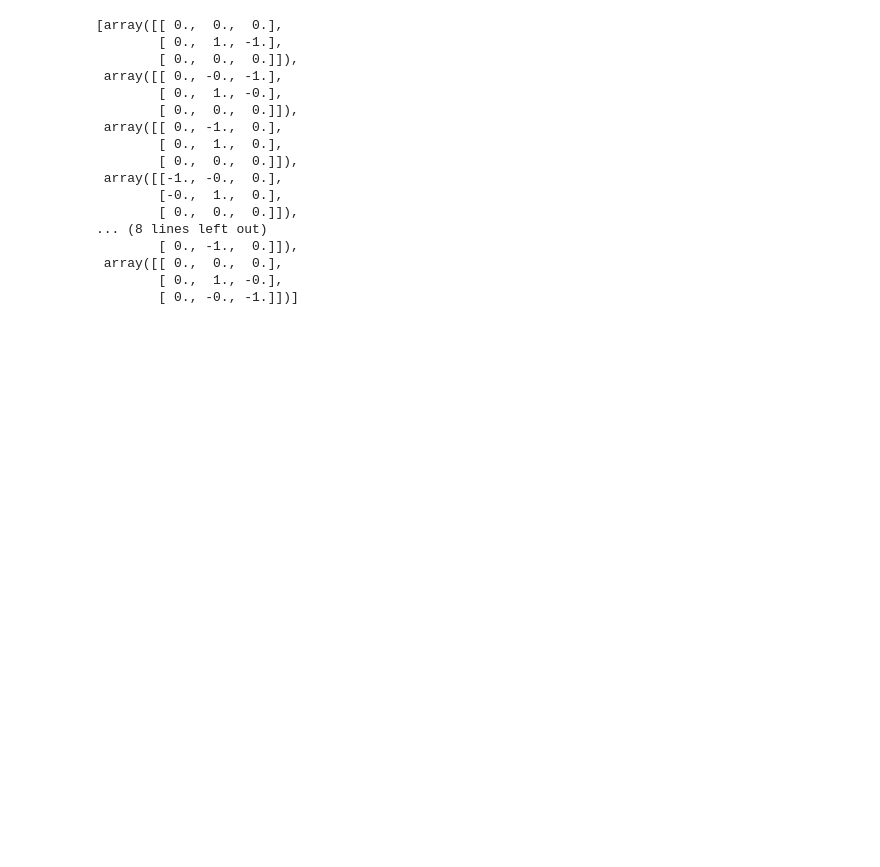
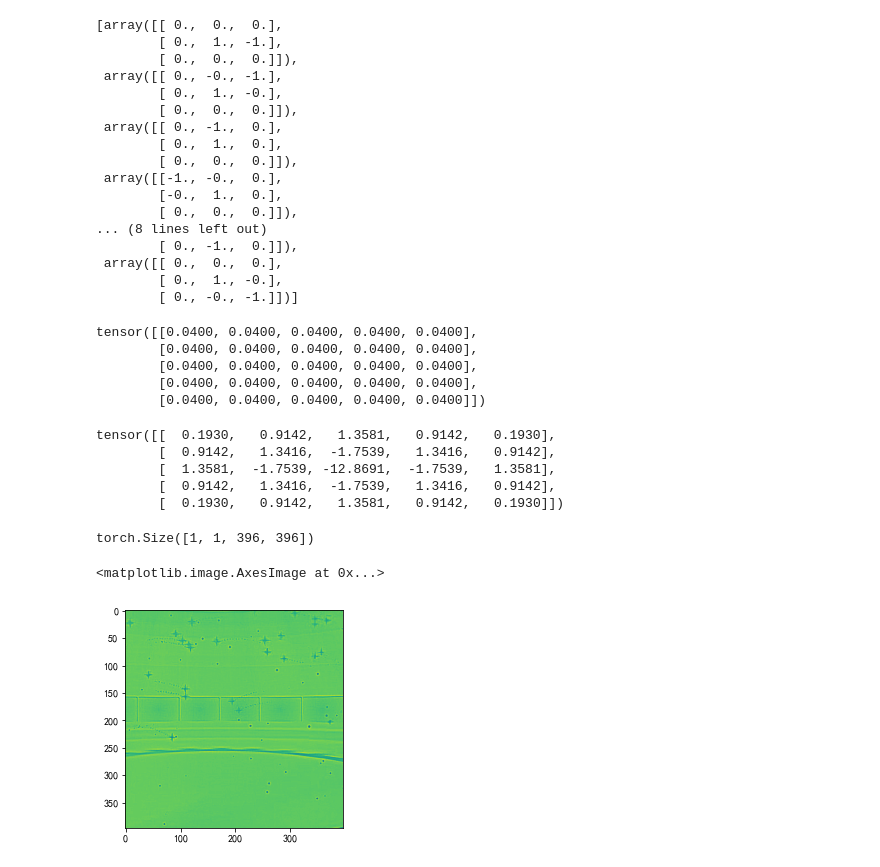
Before and after one commit to kingreatwill/penter, a Jupyter notebook: pytorch1.x/modules/rnn_cnn/03_conv2d_1.ipynb, the cells around one changed output. Cells and saved outputs as stored; diff of their text form; code cells hidden in the pictures; blank space fills up the shorter version.

```diff
--- a/pytorch1.x/modules/rnn_cnn/03_conv2d_1.ipynb
+++ b/pytorch1.x/modules/rnn_cnn/03_conv2d_1.ipynb
@@ -242,3 +242,76 @@ get_thin_kernels()
  array([[ 0.,  0.,  0.],
         [ 0.,  1., -0.],
         [ 0., -0., -1.]])]
+# %%
+import numbers
+def get_box_kernel(kernel_size: int = 5, dim=2):
+    if isinstance(kernel_size, numbers.Number):
+        kernel_size = [kernel_size] * dim
+
+    kx = kernel_size[0]
+    ky = kernel_size[1]
+    box_kernel = torch.Tensor(np.ones((kx, ky)) / (float(kx)*float(ky)))
+
+    return box_kernel
+
+get_box_kernel()
+# %% [output]
+tensor([[0.0400, 0.0400, 0.0400, 0.0400, 0.0400],
+        [0.0400, 0.0400, 0.0400, 0.0400, 0.0400],
+        [0.0400, 0.0400, 0.0400, 0.0400, 0.0400],
+        [0.0400, 0.0400, 0.0400, 0.0400, 0.0400],
+        [0.0400, 0.0400, 0.0400, 0.0400, 0.0400]])
+# %%
+import math
+#dim is the image dimension (2D=2, 3D=3, etc), but for now the final_kernel is hardcoded to 2D images
+#Not sure if it would make sense in higher dimensions
+#Note: Kornia suggests their laplacian kernel can also be used to generate LoG kernel:
+# https://torchgeometry.readthedocs.io/en/latest/_modules/kornia/filters/laplacian.html
+def get_log_kernel(kernel_size=5, sigma=None, dim=2): #sigma=0.6; kernel_size=5
+
+    #either kernel_size or sigma are required:
+    if not kernel_size and sigma:
+        kernel_size = np.ceil(sigma*6)
+        kernel_size = [kernel_size] * dim #note: should it be [kernel_size] or [kernel_size-1]? look below
+    elif kernel_size and not sigma:
+        sigma = kernel_size/6.0
+        sigma = [sigma] * dim
+
+    if isinstance(kernel_size, numbers.Number):
+        kernel_size = [kernel_size-1] * dim
+    if isinstance(sigma, numbers.Number):
+        sigma = [sigma] * dim
+
+    grids = torch.meshgrid([torch.arange(-size//2,size//2+1,1) for size in kernel_size])
+
+    kernel = 1
+    for size, std, mgrid in zip(kernel_size, sigma, grids):
+        kernel *= torch.exp(-(mgrid**2/(2.*std**2)))
+
+    #TODO: For now hardcoded to 2 dimensions, test to make it work in any dimension
+    final_kernel = (kernel) * ((grids[0]**2 + grids[1]**2) - (2*sigma[0]*sigma[1])) * (1/((2*math.pi)*(sigma[0]**2)*(sigma[1]**2)))
+
+    #TODO: Test if normalization has to be negative (the inverted peak should not make a difference)
+    final_kernel = -final_kernel / torch.sum(final_kernel)
+
+    return final_kernel
+
+get_log_kernel()
+# %% [output]
+tensor([[  0.1930,   0.9142,   1.3581,   0.9142,   0.1930],
+        [  0.9142,   1.3416,  -1.7539,   1.3416,   0.9142],
+        [  1.3581,  -1.7539, -12.8691,  -1.7539,   1.3581],
+        [  0.9142,   1.3416,  -1.7539,   1.3416,   0.9142],
+        [  0.1930,   0.9142,   1.3581,   0.9142,   0.1930]])
+# %%
+demo_o = nn.functional.conv2d(r_tensor,
+                               torch.tensor(get_log_kernel()).view(1, 1, 5, 5),
+                               stride=1,
+                               padding=0)
+print(demo_o.size())
+plt.figure()
+plt.imshow(demo_o.view((396, 396)).numpy())
+# %% [output]
+torch.Size([1, 1, 396, 396])
+<matplotlib.image.AxesImage at 0x...>
+[figure, added]
```
